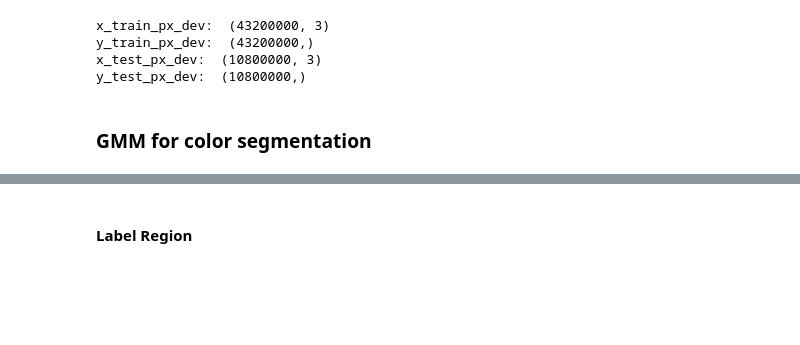
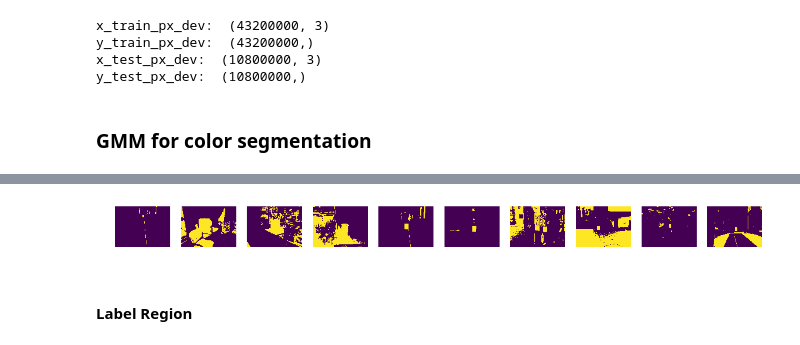
Before and after one commit to ctc316/red-barrel-challenge, a Jupyter notebook: notebook.ipynb, the cells around one changed output, grey strips where cells are left out. Saved outputs shown, nothing was run; the diff lists cells and outputs as text; code cells hidden in the pictures; blank space fills up the shorter version.

```diff
--- a/notebook.ipynb
+++ b/notebook.ipynb
@@ -139,12 +279,21 @@ Wall time: 1min 10s
 # %%
 %%time
 
-THRESH = -14
+THRESH = 2 #-14
 N_ROW = 900
 N_COL = 1200
 
 predicts = []
 for i in range(len(x_test_dev)):
-    res = model.score_samples(x_test_dev[i].reshape(N_ROW * N_COL, 3))
-    predicts.append(np.reshape([True if x > THRESH else False for x in res], (N_ROW, N_COL)))
+    res = model.score_samples(np.reshape(x_test_dev[i], (N_ROW * N_COL, 3)))
+    predicts.append(np.reshape([False if x > THRESH else True for x in res], (N_ROW, N_COL)))
+
+
+PLT_COL = len(pred_regions_dev)
+PLT_ROW = int(math.ceil(len(y_test_dev) / float(PLT_COL)))
+plt.figure(figsize=[20, 5])
+for i in range(len(y_test_dev)):
+    axes = plt.subplot(PLT_ROW, PLT_COL, i + 1)
+    plt.imshow(predicts[i])
+    plt.axis("off")
 # %% [output]
@@ -153,3 +302,4 @@ Wall time: 18.2 s
+[figure, added]
 # %% [markdown]
 #### Label Region
 # %%
```
Also changed, not shown: parts of 16 cells of this notebook, 1 other file.
